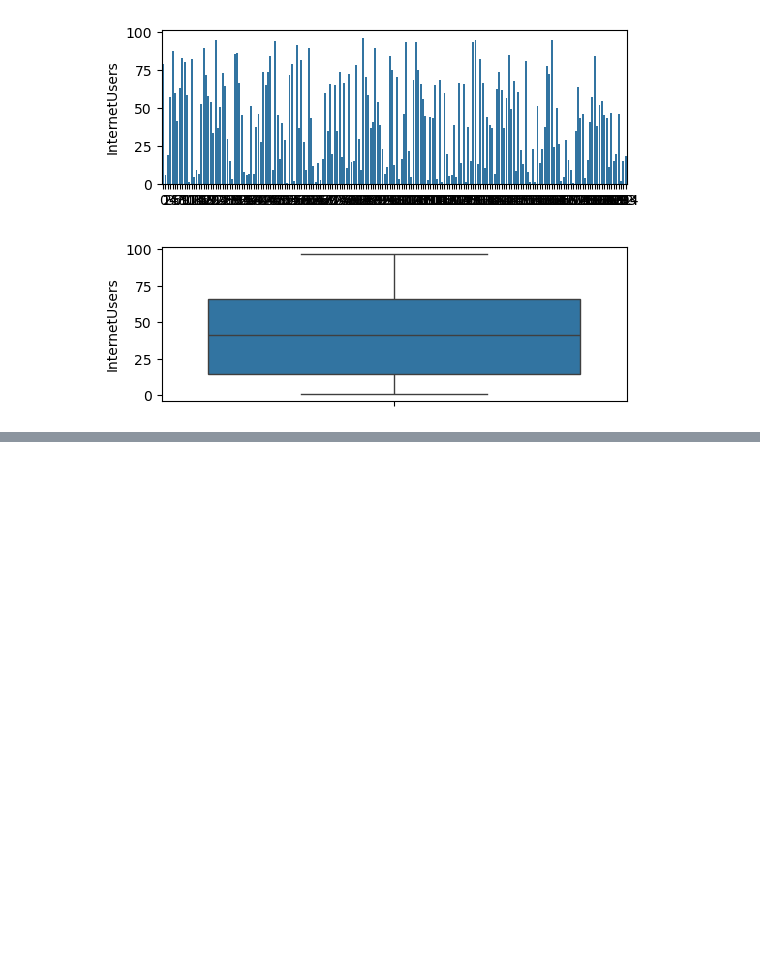
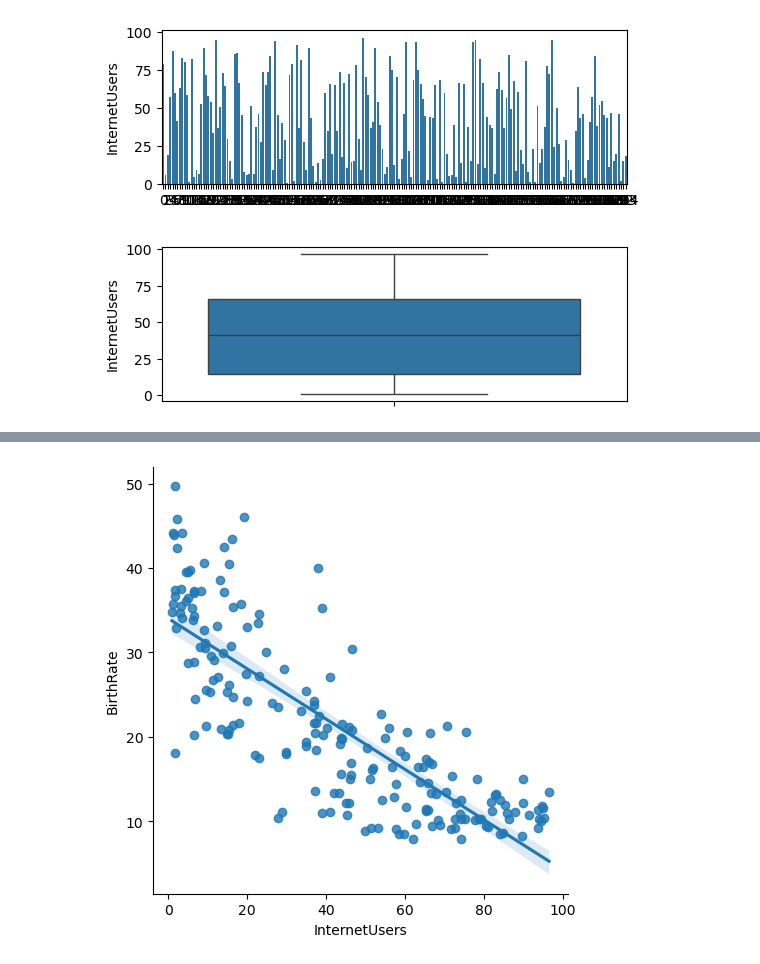
Before and after one commit to sivahere4cloud/ai-journey, a Jupyter notebook: 04-pandas/pandas_Introduction.ipynb, the cells around one changed output, grey strips where cells are left out. Saved outputs shown, nothing was run; the diff lists cells and outputs as text; code cells hidden in the pictures; blank space fills up the shorter version.

```diff
--- a/04-pandas/pandas_Introduction.ipynb
+++ b/04-pandas/pandas_Introduction.ipynb
@@ -572,0 +583,4 @@ plt.show()
+# %%
+vis4 = sns.lmplot(data = df,x = 'InternetUsers', y = 'BirthRate')
+# %% [output]
+[figure, added]
```
Also changed, not shown: parts of 3 cells of this notebook.
